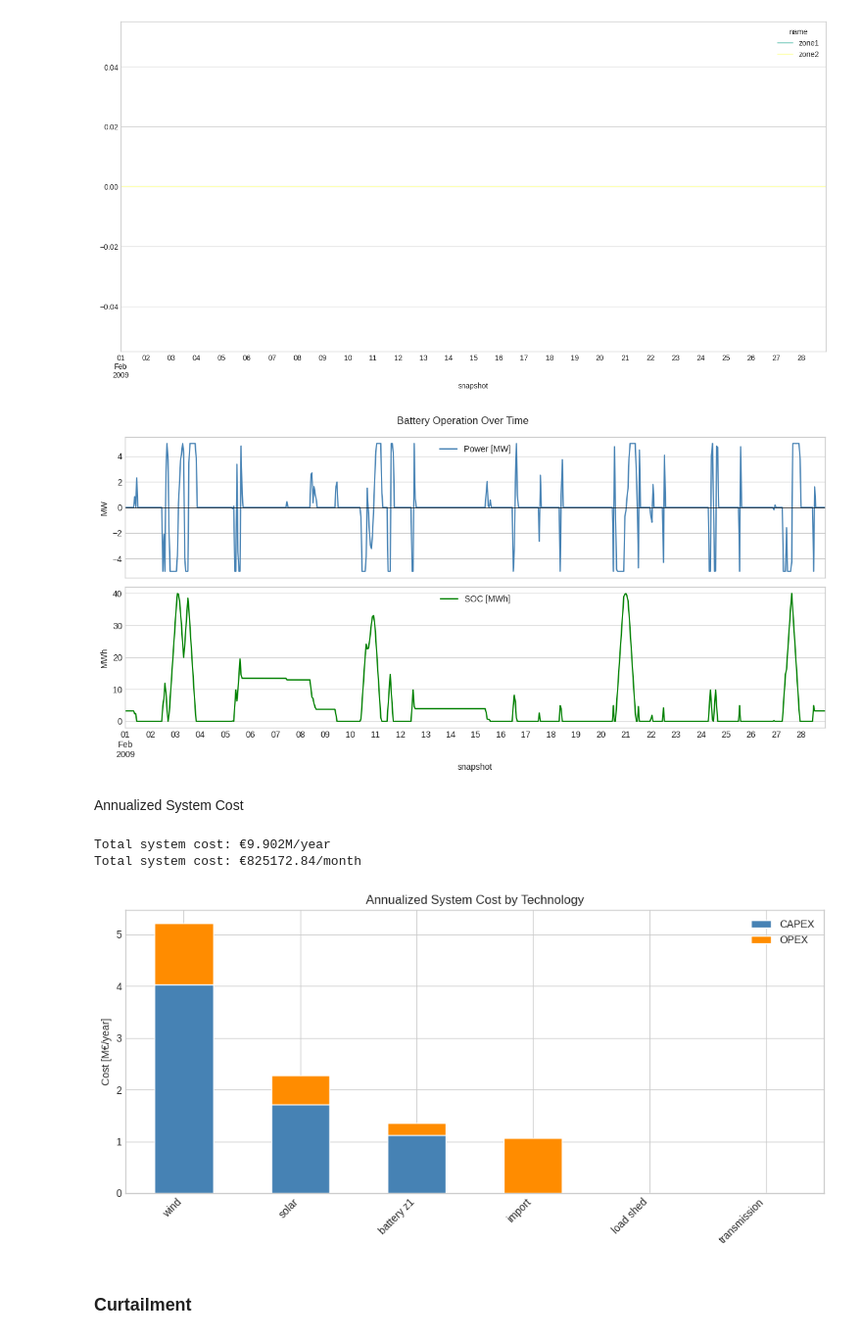
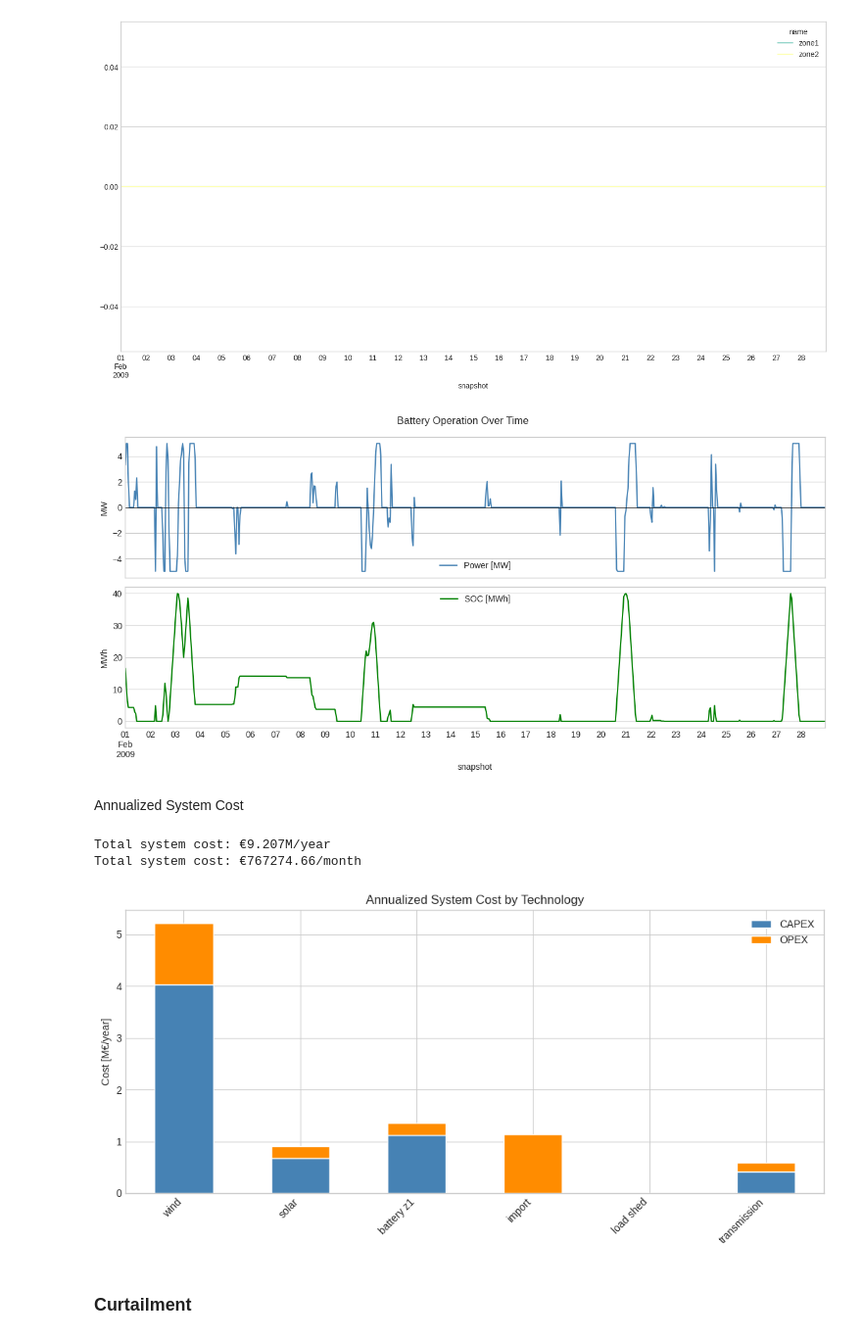
Before and after one commit to karivero/esi_final_repo, a Jupyter notebook: final_esi/ESI_Assignment/part1_scenario_C.ipynb, the cells around one changed output. Shown at 98% size. Drawn from its saved outputs; the diff is of its cells as text; code cells hidden in the pictures.

```diff
--- a/final_esi/ESI_Assignment/part1_scenario_C.ipynb
+++ b/final_esi/ESI_Assignment/part1_scenario_C.ipynb
@@ -474,9 +474,9 @@ n.add(
     capital_cost=capital_cost_transmission,
     # p_min_pu=-1,         # bidirectional would be 1
     efficiency=efficiency_transmission,     # line losses 5% over 100km is what for 53km line
-    p_nom_extendable=True,  # set True to co-optimize transmission fixme?
+    p_nom_extendable=True,  # set True to co-optimize transmission
     p_nom_min=30,
-    p_nom_mod=10 # MW — set to your known transfer capacity fixme choice
+    p_nom_mod=10 # MW — set to your known transfer capacity
     # p_nom=30
     # p_nom_extendable=False
 )
@@ -511,7 +511,7 @@ n.add(
     # p_max_pu=0.05,  # at any hour, max shedding = 5% of p_nom
 )
 
-marginal_cost_wind = 0 # fixme need to actually calculate above with other variables this is placeholder
+marginal_cost_wind = 0
 marginal_cost_solar = 0
 
 n.add(
@@ -535,7 +535,7 @@ n.add(
     capital_cost=capital_cost_solar, # using MW
     marginal_cost=marginal_cost_solar,
     p_nom_extendable=True, #note allows PyPSA optimization to choose how much capacity to build
-    p_nom_min =50,
+    p_nom_min =20,
 )
 
 n.add(
@@ -551,7 +551,7 @@ n.add(
 #manually swap batteries
 n.add(
     "StorageUnit",
-    "battery storage zone 1", #fixme how to make sure only one battery built at a time?
+    "battery storage zone 1",
     bus="zone1",
     carrier="battery storage",
     p_nom=p_nom_guess, #MW
@@ -562,13 +562,13 @@ n.add(
     standing_loss=0.00004,
     p_max_pu=max_charge_pu,    # max discharge capacity = 50% of p_nom
     p_min_pu=-max_charge_pu,   # max charge capacity = 50% of p_nom (note: negative = charging)
-    cyclic_state_of_charge=True, #The battery’s state of charge at the end of the simulation equals its starting state. Ensures no net energy accumulation over the optimization horizon. Important for representing a full year or cyclic operation
+    # cyclic_state_of_charge=True, #The battery’s state of charge at the end of the simulation equals its starting state. Ensures no net energy accumulation over the optimization horizon. Important for representing a full year or cyclic operation
     state_of_charge_initial=0.5 * p_nom_guess * max_hours_bat,
 )
 
 # n.add(
 #     "StorageUnit",
-#     "battery storage zone 2", #fixme how to make sure only one battery built at a time?
+#     "battery storage zone 2",
 #     bus="zone2",
 #     carrier="battery storage",
 #     p_nom=p_nom_guess, #MW
@@ -718,7 +725,7 @@ plt.suptitle("Battery Operation Over Time")
 plt.tight_layout()
 plt.show()
 # %% [output]
-[figure, old version]
+[figure, new version]
 # %% [markdown]
 Annualized System Cost
 # %%
@@ -730,43 +737,45 @@ opt_battery_z1_mw = n.storage_units.p_nom_opt["battery storage zone 1"]
 # opt_battery_z2_mw = n.storage_units.p_nom_opt["battery storage zone 2"]
 opt_import_mwh = n.generators_t.p["import"].sum()
 opt_loadshed_mwh = n.generators_t.p["load shedding"].sum()
+
+transmission_capacity = n.links.loc["zone1-zone2", "p_nom_opt"]
 
 cost_data = {
     "wind":       {"CAPEX": annualized_capex_wind * opt_wind_mw,
                    "OPEX":  annualized_opex_wind  * opt_wind_mw},
     "solar":      {"CAPEX": annualized_capex_solar * opt_solar_mw,
                    "OPEX":  annualized_opex_solar  * opt_solar_mw},
     "battery z1": {"CAPEX": annualized_capex_battery * opt_battery_z1_mw,
                    "OPEX":  annualized_opex_battery  * opt_battery_z1_mw},
     # "battery z2": {"CAPEX": annualized_capex_battery * opt_battery_z2_mw,
     #                "OPEX":  annualized_opex_battery  * opt_battery_z2_mw},
     "import":     {"CAPEX": 0,
                    "OPEX":  Operational_cost_electricity_import_cost * opt_import_mwh},
     "load shed":  {"CAPEX": 0,
                    "OPEX":  Operational_cost_lost_load_penalty * opt_loadshed_mwh},
-    "transmission": {"CAPEX": annualized_capex_transmission * n.links.loc["zone1-zone2", "p_nom"],
-                     "OPEX":  annualized_opex_transmission  * n.links.loc["zone1-zone2", "p_nom"]},
-}
+    "transmission": {"CAPEX": annualized_capex_transmission * transmission_capacity,
+                     "OPEX":  annualized_opex_transmission  * transmission_capacity,},
+    }
 
 cost_df = pd.DataFrame(cost_data).T.div(1e6)  # convert to M€
 
 # plot
 print(f"Total system cost: €{cost_df['CAPEX'].sum() + cost_df['OPEX'].sum():.3f}M/year")
 total_annual_cost = cost_df['CAPEX'].sum() + cost_df['OPEX'].sum()
 total_monthly_cost = total_annual_cost * 1e6/ 12
 print(f"Total system cost: €{total_monthly_cost:.2f}/month")
 fig, ax = plt.subplots(figsize=(10, 5))
 cost_df[["CAPEX", "OPEX"]].plot(kind="bar", stacked=True, ax=ax,
                                  color=["steelblue", "darkorange"])
 ax.set_ylabel("Cost [M€/year]")
 ax.set_title("Annualized System Cost by Technology")
 plt.xticks(rotation=45, ha="right")
 plt.tight_layout()
 plt.show()
 # %% [output]
-Total system cost: €9.902M/year
-Total system cost: €825172.84/month
+Total system cost: €9.207M/year
+Total system cost: €767274.66/month
-[figure, old version]
+[figure, new version]
 # %% [markdown]
 ### Curtailment
 # %%
```
Also changed, not shown: parts of 11 cells of this notebook, 8 other files.
